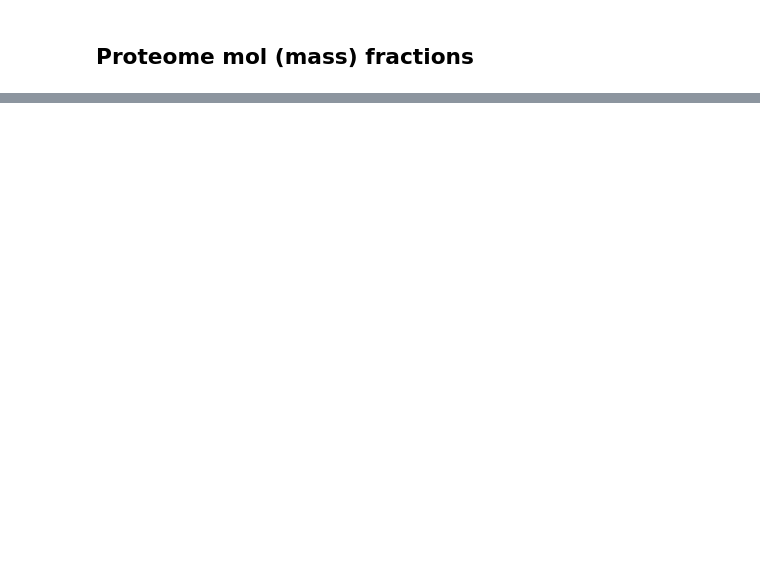
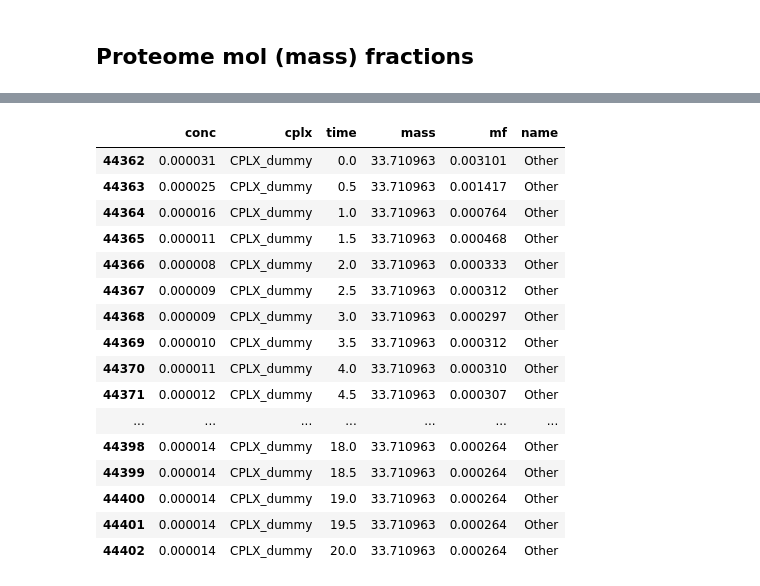
Before and after one commit to SBRG/dynamicme, a Jupyter notebook: notebooks/production/validation1_uptake_hier_opt0_degr.ipynb, the cells around one changed output, grey strips where cells are left out. Drawn from its saved outputs; the diff is of its cells as text; code cells hidden in the pictures; blank space fills up the shorter version.

```diff
--- a/notebooks/production/validation1_uptake_hier_opt0_degr.ipynb
+++ b/notebooks/production/validation1_uptake_hier_opt0_degr.ipynb
@@ -345,0 +465,26 @@ stacked_bar('time', 'mf', dsplot_cplx, 'cplx', 'group', aspect=4)
+# %%
+#df_super = pd.read_csv('/home/laurence/ME/data/cobrame/proteome_letter/subsystem-supersystem-mapping.csv')
+df_system = pd.read_csv('/home/laurence/ME/data/cobrame/proteome_letter/sub_supersystem.csv')
+df_system.shape
+
+# df_trsl = pd.DataFrame([{'rxn':k, 'v':v, 'time':result['time'][i]} for i,r in enumerate(result['rxn_flux']) for k,v in r.iteritems() if 'translation_' in k])
+
+import re
+patt = re.compile(r"protein_(b\d\d\d\d)_?\S?")
+
+cplx_prot = pd.DataFrame([{'cplx':d.id, 'locus':re.findall(patt,k)[0]} for d in me.complex_data for k,v in d.stoichiometry.iteritems() if 'protein_b' in k])
+
+df_mass = pd.DataFrame([{'cplx':met.id, 'mass':met.mass} for met in me.metabolites if hasattr(met,'mass')])
+df_cplx = pd.DataFrame([{'cplx':k, 'conc':v, 'time':result['time'][i]} for i,r in enumerate(result['complex']) for k,v in r.iteritems()])
+df_cplx_mass = pd.merge(df_cplx, df_mass, on='cplx')
+
+times = df_cplx_mass.time.unique()
+for t in times:
+    dfi = df_cplx_mass[ df_cplx_mass.time==t]
+    masses = dfi.conc*dfi.mass
+    mtot = masses.sum()
+    mfs = masses/mtot
+    b = (df_cplx_mass.time==t).values
+    df_cplx_mass.loc[b,'mf'] = mfs
+
+df_cplx_mass = pd.merge(df_cplx_mass, cplx_prot, on='cplx', how='left')
@@ -345,0 +604,20 @@ stacked_bar('time', 'mf', dsplot_cplx, 'cplx', 'group', aspect=4)
+# %%
+df_cplx_mass[ df_cplx_mass.cplx.str.contains('dummy')]
+# %% [output]
+|  | conc | cplx | time | mass | mf | name |
+| 44362 | 0.000031 | CPLX_dummy | 0.0 | 33.710963 | 0.003101 | Other |
+| 44363 | 0.000025 | CPLX_dummy | 0.5 | 33.710963 | 0.001417 | Other |
+| 44364 | 0.000016 | CPLX_dummy | 1.0 | 33.710963 | 0.000764 | Other |
+| 44365 | 0.000011 | CPLX_dummy | 1.5 | 33.710963 | 0.000468 | Other |
+| 44366 | 0.000008 | CPLX_dummy | 2.0 | 33.710963 | 0.000333 | Other |
+| 44367 | 0.000009 | CPLX_dummy | 2.5 | 33.710963 | 0.000312 | Other |
+| 44368 | 0.000009 | CPLX_dummy | 3.0 | 33.710963 | 0.000297 | Other |
+| 44369 | 0.000010 | CPLX_dummy | 3.5 | 33.710963 | 0.000312 | Other |
+| 44370 | 0.000011 | CPLX_dummy | 4.0 | 33.710963 | 0.000310 | Other |
+| 44371 | 0.000012 | CPLX_dummy | 4.5 | 33.710963 | 0.000307 | Other |
+| ... | ... | ... | ... | ... | ... | ... |
+| 44398 | 0.000014 | CPLX_dummy | 18.0 | 33.710963 | 0.000264 | Other |
+| 44399 | 0.000014 | CPLX_dummy | 18.5 | 33.710963 | 0.000264 | Other |
+| 44400 | 0.000014 | CPLX_dummy | 19.0 | 33.710963 | 0.000264 | Other |
+| 44401 | 0.000014 | CPLX_dummy | 19.5 | 33.710963 | 0.000264 | Other |
+| 44402 | 0.000014 | CPLX_dummy | 20.0 | 33.710963 | 0.000264 | Other |
```
Also changed, not shown: parts of 26 cells of this notebook, 3 other files.
